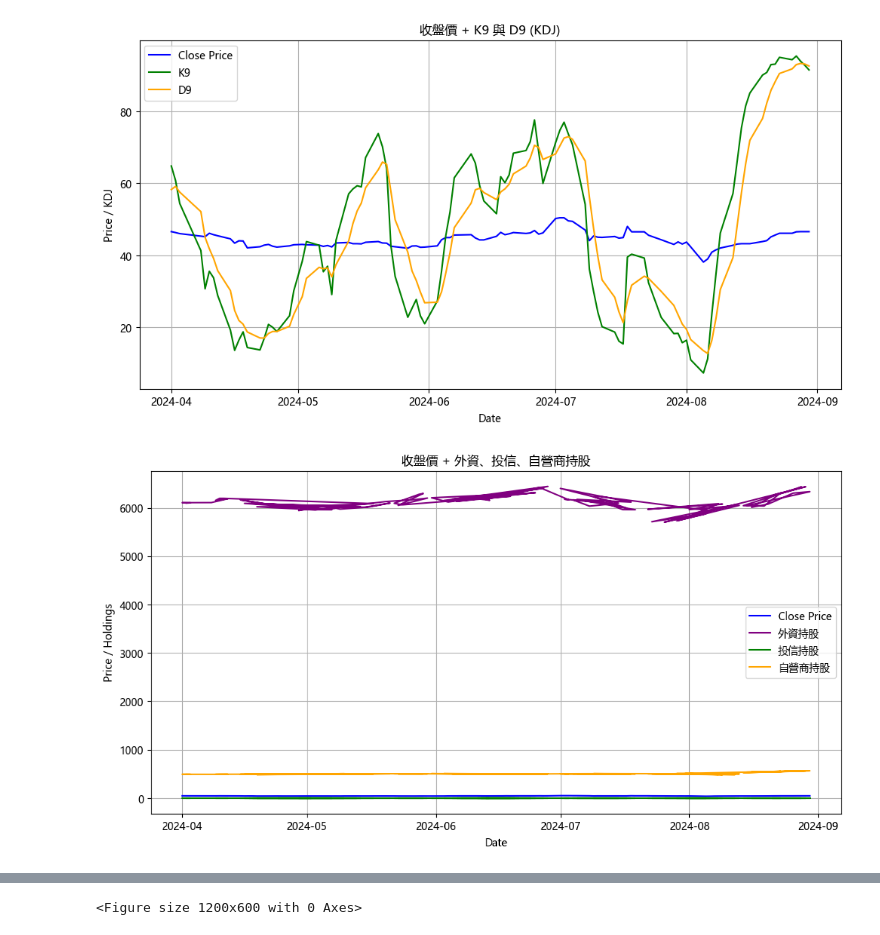
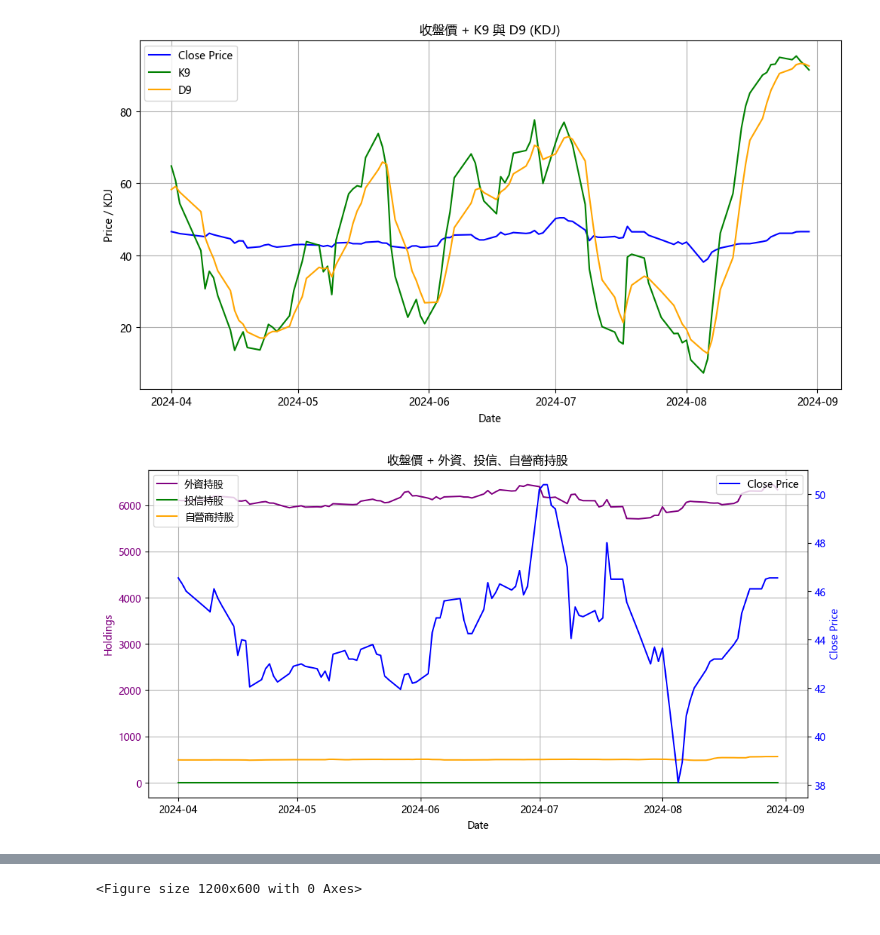
Before and after one commit to katewayc/stock-1783, a Jupyter notebook: stock_1783.ipynb, the cells around one changed output, grey strips where cells are left out. Drawn from its saved outputs; the diff is of its cells as text; code cells hidden in the pictures.

Commit message:
Adjust chart 3, chart 4

```diff
--- a/stock_1783.ipynb
+++ b/stock_1783.ipynb
@@ -101,18 +101,32 @@ plt.show()
 # %% [output]
 [figure]
 # %%
-# Chart 3: 收盤價 + 外資、投信、自營商持股
-plt.figure(figsize=(12, 6))
-plt.plot(daily_df['sdate'], daily_df['close_price'], label='Close Price', color='blue')
-plt.plot(daily_3_df['sdate'], daily_3_df['est_f_qty'], label='外資持股', color='purple')
-plt.plot(daily_3_df['sdate'], daily_3_df['est_i_qty'], label='投信持股', color='green')
-plt.plot(daily_3_df['sdate'], daily_3_df['est_s_qty'], label='自營商持股', color='orange')
+# Chart 3: 收盤價 + 外資、投信、自營商持股（解決混亂問題）
+# 移除重複數據
+daily_3_df = daily_3_df.groupby('sdate', as_index=False).mean()
+
+# 繪圖
+fig, ax1 = plt.subplots(figsize=(12, 6))
+
+# 第一個 y 軸 - 外資、投信、自營商持股
+ax1.plot(daily_3_df['sdate'], daily_3_df['est_f_qty'], label='外資持股', color='purple')
+ax1.plot(daily_3_df['sdate'], daily_3_df['est_i_qty'], label='投信持股', color='green')
+ax1.plot(daily_3_df['sdate'], daily_3_df['est_s_qty'], label='自營商持股', color='orange')
+ax1.set_xlabel("Date")
+ax1.set_ylabel("Holdings", color='purple')
+ax1.tick_params(axis='y', labelcolor='purple')
+ax1.legend(loc='upper left')
+ax1.grid()
+
+# 第二個 y 軸 - Close Price
+ax2 = ax1.twinx()
+ax2.plot(daily_df['sdate'], daily_df['close_price'], label='Close Price', color='blue')
+ax2.set_ylabel("Close Price", color='blue')
+ax2.tick_params(axis='y', labelcolor='blue')
+ax2.legend(loc='upper right')
+
 plt.title("收盤價 + 外資、投信、自營商持股")
-plt.xlabel("Date")
-plt.ylabel("Price / Holdings")
-plt.legend()
-plt.grid()
 plt.show()
 # %% [output]
-[figure, old version]
+[figure, new version]
 # %%
```
Also changed, not shown: parts of 1 cell of this notebook, 1 other file.
